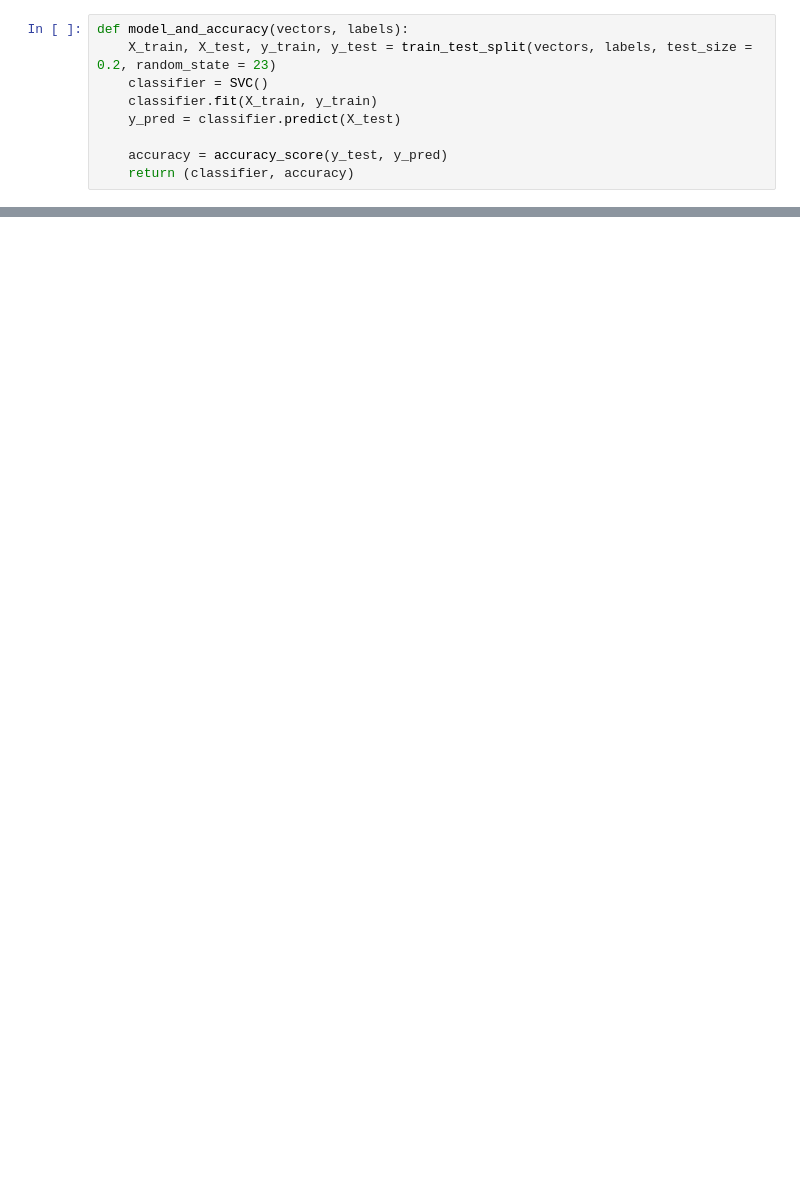
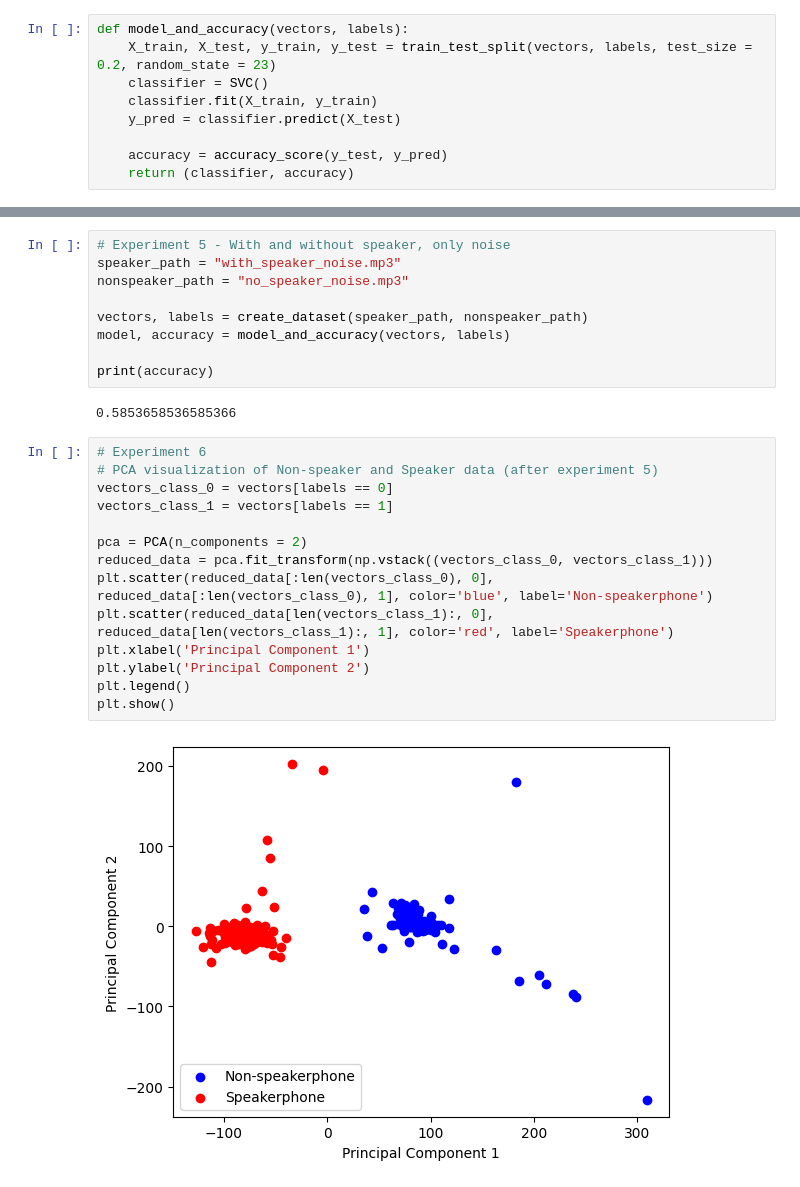
Before and after one commit to Tinkidinki/speakerphone_project, a Jupyter notebook: speakertest.ipynb, the cells around one changed output, grey strips where cells are left out. Cells and saved outputs as stored; diff of their text form; blank space fills up the shorter version.

```diff
--- a/speakertest.ipynb
+++ b/speakertest.ipynb
@@ -100,0 +168,27 @@ print(accuracy)
+# %%
+# Experiment 5 - With and without speaker, only noise
+speaker_path = "with_speaker_noise.mp3"
+nonspeaker_path = "no_speaker_noise.mp3"
+
+vectors, labels = create_dataset(speaker_path, nonspeaker_path)
+model, accuracy = model_and_accuracy(vectors, labels)
+
+print(accuracy)
+# %% [output]
+0.5853658536585366
+# %%
+# Experiment 6
+# PCA visualization of Non-speaker and Speaker data (after experiment 5)
+vectors_class_0 = vectors[labels == 0]
+vectors_class_1 = vectors[labels == 1]
+
+pca = PCA(n_components = 2)
+reduced_data = pca.fit_transform(np.vstack((vectors_class_0, vectors_class_1)))
+plt.scatter(reduced_data[:len(vectors_class_0), 0], reduced_data[:len(vectors_class_0), 1], color='blue', label='Non-speakerphone')
+plt.scatter(reduced_data[len(vectors_class_1):, 0], reduced_data[len(vectors_class_1):, 1], color='red', label='Speakerphone')
+plt.xlabel('Principal Component 1')
+plt.ylabel('Principal Component 2')
+plt.legend()
+plt.show()
+# %% [output]
+[figure, added]
```
Also changed, not shown: parts of 25 cells of this notebook, 9 other files.
